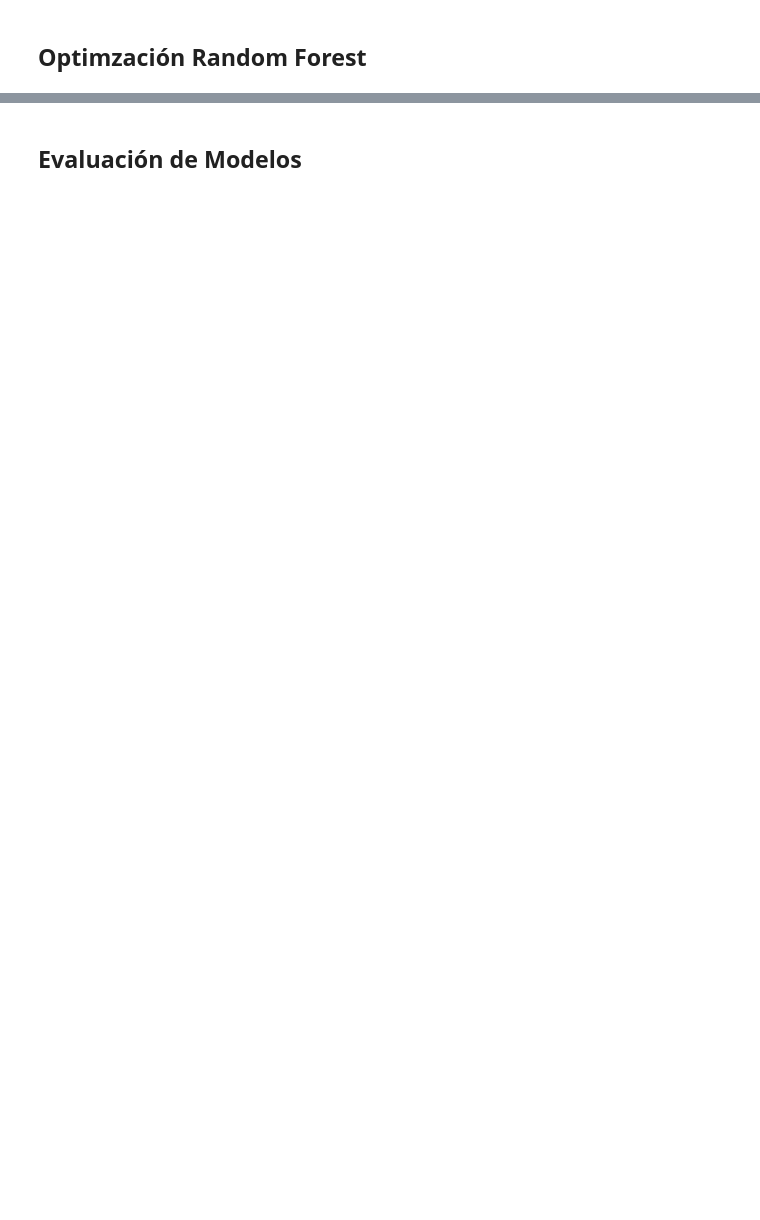
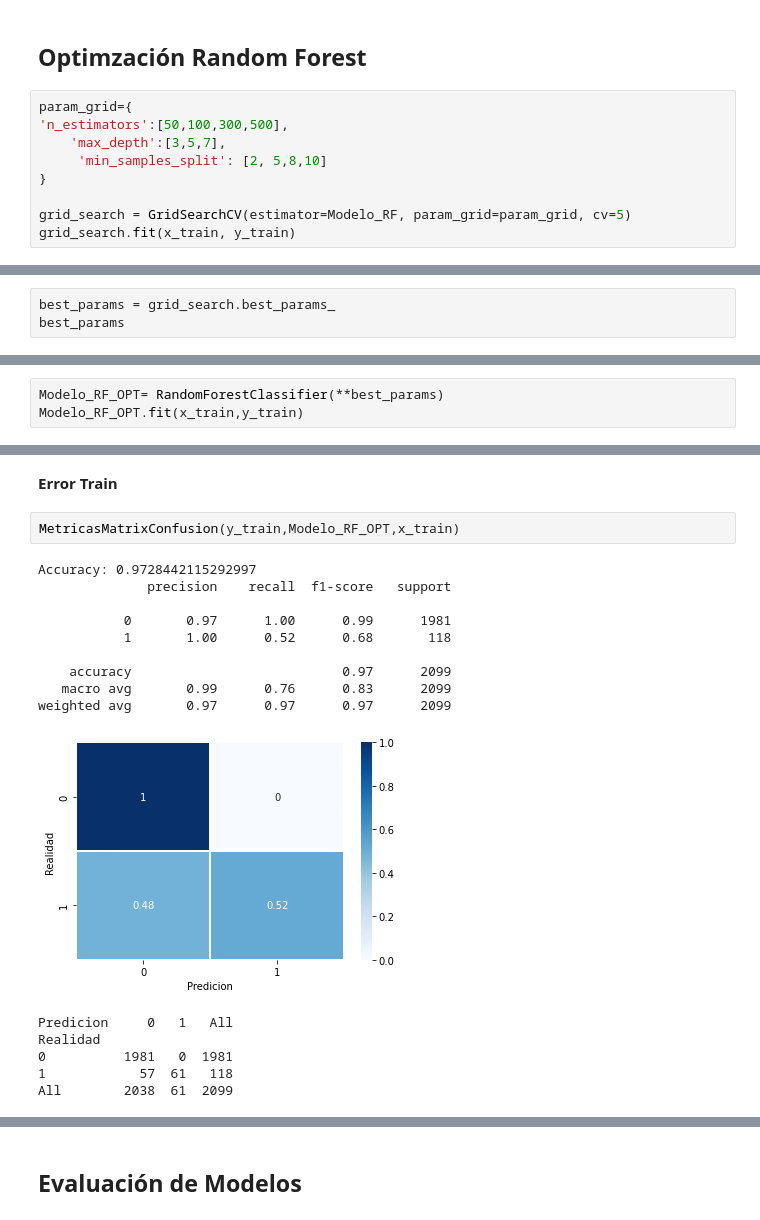
Before and after one commit to Oscar19922017/ProyectoPropensionCompra, a Jupyter notebook: Modelos.ipynb, the cells around one changed output, grey strips where cells are left out. Drawn from its saved outputs; the diff is of its cells as text; blank space fills up the shorter version.

```diff
--- a/Modelos.ipynb
+++ b/Modelos.ipynb
@@ -1253,2 +1255,11 @@ AUC_test_RF
 # %% [markdown]
 ## **Optimzación Random Forest**
+# %%
+param_grid={
+'n_estimators':[50,100,300,500],
+    'max_depth':[3,5,7],
+     'min_samples_split': [2, 5,8,10]
+}
+
+grid_search = GridSearchCV(estimator=Modelo_RF, param_grid=param_grid, cv=5)
+grid_search.fit(x_train, y_train)
@@ -1254,0 +1271,3 @@ AUC_test_RF
+# %%
+best_params = grid_search.best_params_
+best_params
@@ -1254,0 +1281,3 @@ AUC_test_RF
+# %%
+Modelo_RF_OPT= RandomForestClassifier(**best_params)
+Modelo_RF_OPT.fit(x_train,y_train)
@@ -1254,0 +1312,20 @@ AUC_test_RF
+# %% [markdown]
+**Error Train**
+# %%
+MetricasMatrixConfusion(y_train,Modelo_RF_OPT,x_train)
+# %% [output]
+Accuracy: 0.9728442115292997
+              precision    recall  f1-score   support
+
+           0       0.97      1.00      0.99      1981
+           1       1.00      0.52      0.68       118
+
+    accuracy                           0.97      2099
+   macro avg       0.99      0.76      0.83      2099
+weighted avg       0.97      0.97      0.97      2099
+[figure, added]
+Predicion     0   1   All
+Realidad
+0          1981   0  1981
+1            57  61   118
+All        2038  61  2099
```
Also changed, not shown: parts of 36 cells of this notebook.
